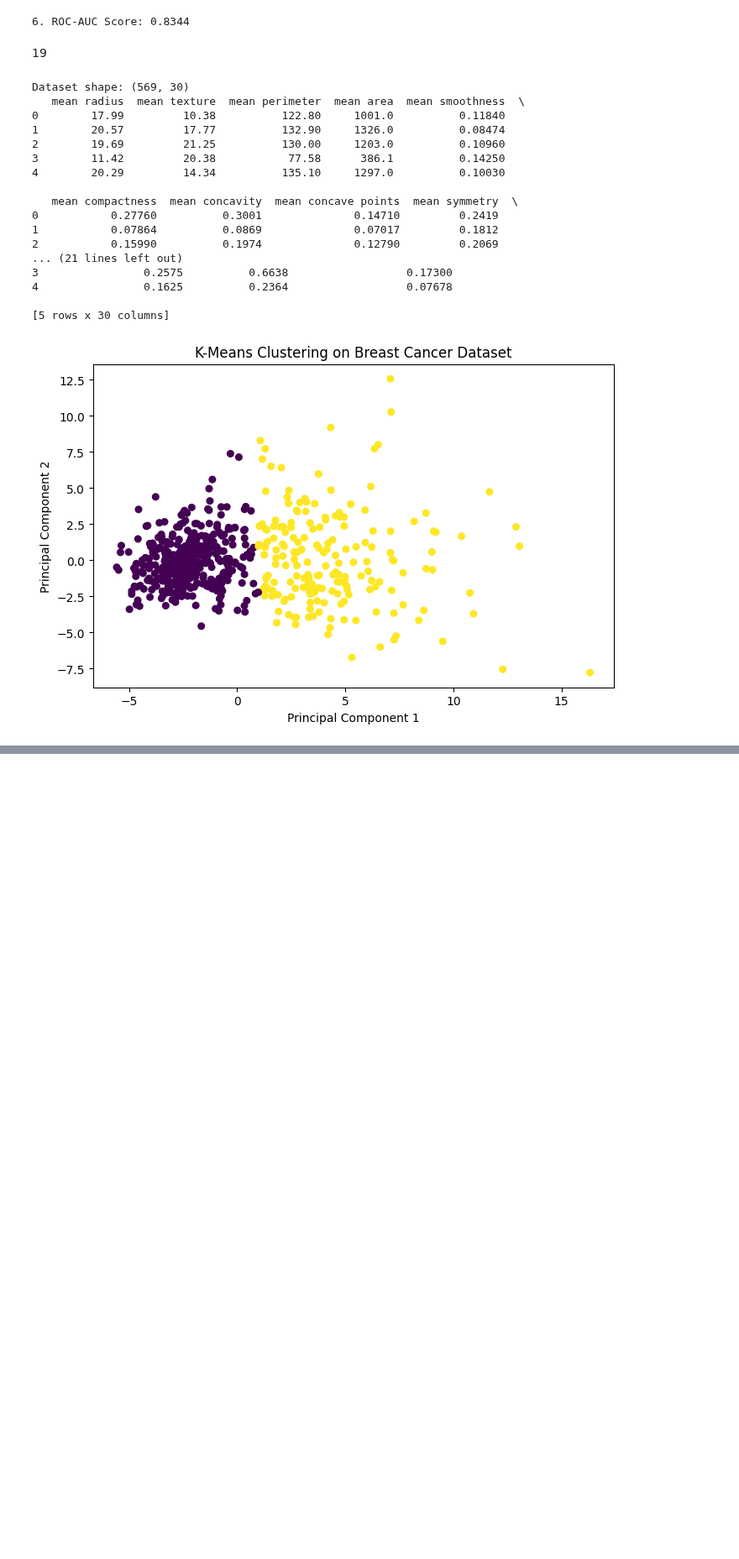
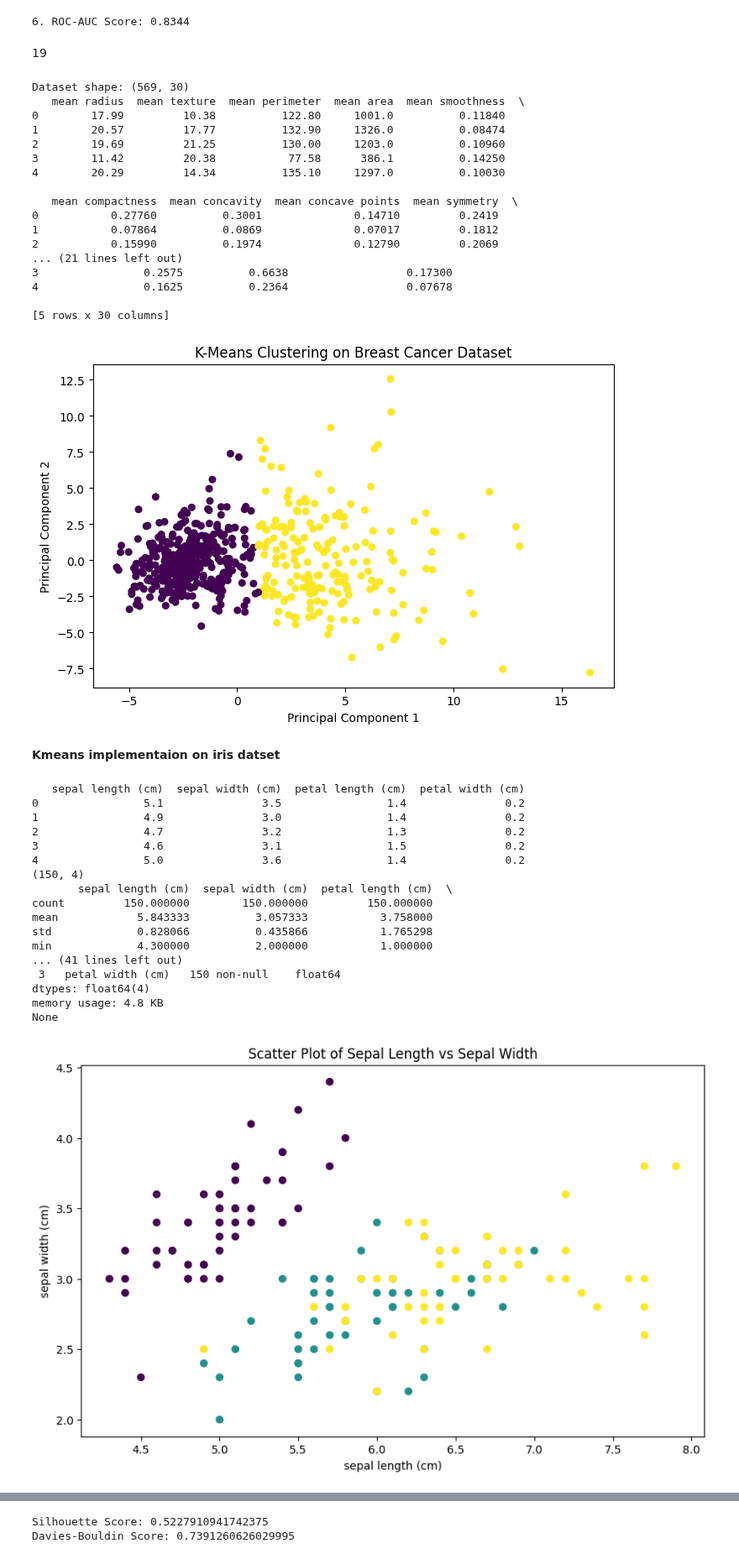
Before and after one commit to Gouri-Nandana11/MCA, a Jupyter notebook: Datascience.ipynb, the cells around one changed output, grey strips where cells are left out. Shown at 84% size. Saved outputs shown, nothing was run; the diff lists cells and outputs as text; code cells hidden in the pictures; blank space fills up the shorter version.

```diff
--- a/Datascience.ipynb
+++ b/Datascience.ipynb
@@ -2114,3 +2114,72 @@ Dataset shape: (569, 30)
 
 [5 rows x 30 columns]
 [figure]
+# %% [markdown]
+**Kmeans implementaion on iris datset**
+# %%
+#conduct exploratory data analysis and return results on iris datset
+from sklearn.datasets import load_iris
+import pandas as pd
+import matplotlib.pyplot as plt
+from sklearn.cluster import KMeans
+from sklearn.decomposition import PCA
+from sklearn.preprocessing import StandardScaler
+df=load_iris()
+X=pd.DataFrame(df.data,columns=df.feature_names)
+print(X.head())
+print(X.shape)
+print(X.describe())
+print(X.isnull().sum)
+print(X.dtypes)
+print(X.info())
+#visualize the exploratory results on sactterplots
+plt.figure(figsize=(10,6))
+plt.scatter(X['sepal length (cm)'],X['sepal width (cm)'],c=df.target)
+plt.xlabel('sepal length (cm)')
+plt.ylabel('sepal width (cm)')
+plt.title('Scatter Plot of Sepal Length vs Sepal Width')
+plt.show()
+plt.figure(figsize=(10,6))
+plt.scatter(X['petal length (cm)'],X['petal width (cm)'],c=df.target)
+plt.xlabel('petal length (cm)')
+plt.ylabel('petal width (cm)')
+plt.title('Scatter Plot of Petal Length vs Petal Width')
+plt.show()
+#apply kmeans clustering on iris dataset try with different k values and show accuracy
+scaler=StandardScaler()
+X_scaled=scaler.fit_transform(X)
+pca=PCA(n_components=2)
+X_pca=pca.fit_transform(X_scaled)
+kmeans=KMeans(n_clusters=3,random_state=42)
+clusters=kmeans.fit_predict(X_pca)
+plt.figure(figsize=(8,5))
+plt.scatter(X_pca[:,0],X_pca[:,1],c=clusters,cmap="viridis",s=30)
+plt.title("K-Means Clustering on Iris Dataset")
+plt.xlabel("Principal Component 1")
+plt.ylabel("Principal Component 2")
+plt.show()
+#accuracy
+silhouette_avg=silhouette_score(X_pca,clusters)
+print("Silhouette Score:",silhouette_avg)
+davies_bouldin=davies_bouldin_score(X_pca,clusters)
+print("Davies-Bouldin Score:",davies_bouldin)
+#visualize the eploratory results on histpogram
+# %% [output]
+   sepal length (cm)  sepal width (cm)  petal length (cm)  petal width (cm)
+0                5.1               3.5                1.4               0.2
+1                4.9               3.0                1.4               0.2
+2                4.7               3.2                1.3               0.2
+3                4.6               3.1                1.5               0.2
+4                5.0               3.6                1.4               0.2
+(150, 4)
+       sepal length (cm)  sepal width (cm)  petal length (cm)  \
+count         150.000000        150.000000         150.000000
+mean            5.843333          3.057333           3.758000
+std             0.828066          0.435866           1.765298
+min             4.300000          2.000000           1.000000
+... (41 lines left out)
+ 3   petal width (cm)   150 non-null    float64
+dtypes: float64(4)
+memory usage: 4.8 KB
+None
+[figure, added]
@@ -2116,0 +2188,2 @@ Dataset shape: (569, 30)
+Silhouette Score: 0.5227910941742375
+Davies-Bouldin Score: 0.7391260626029995
```
Also changed, not shown: parts of 2 cells of this notebook.
